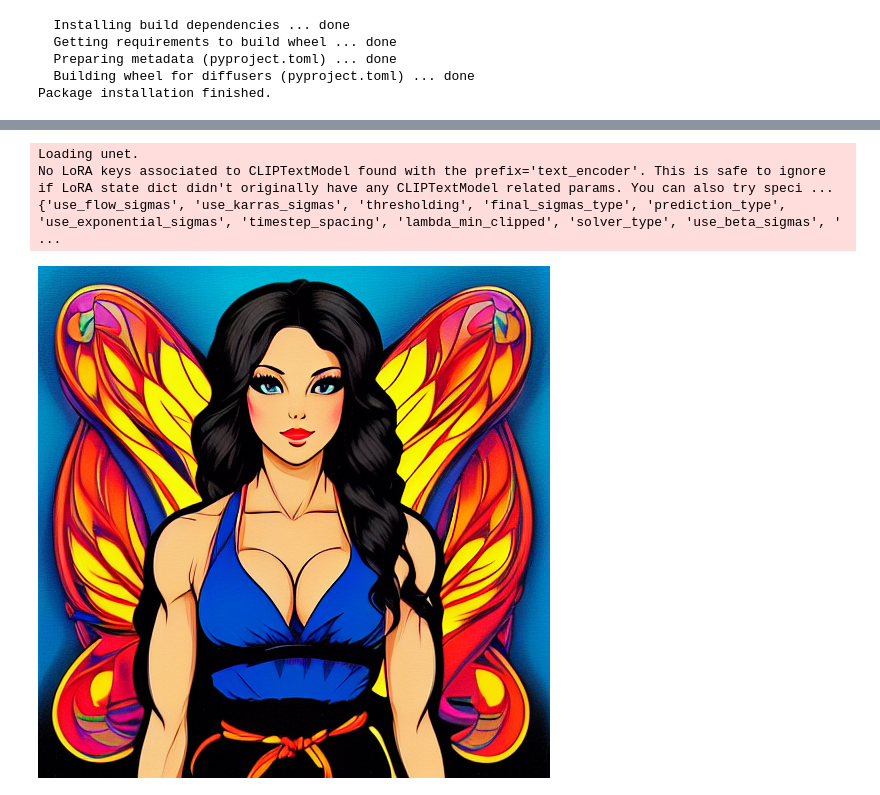
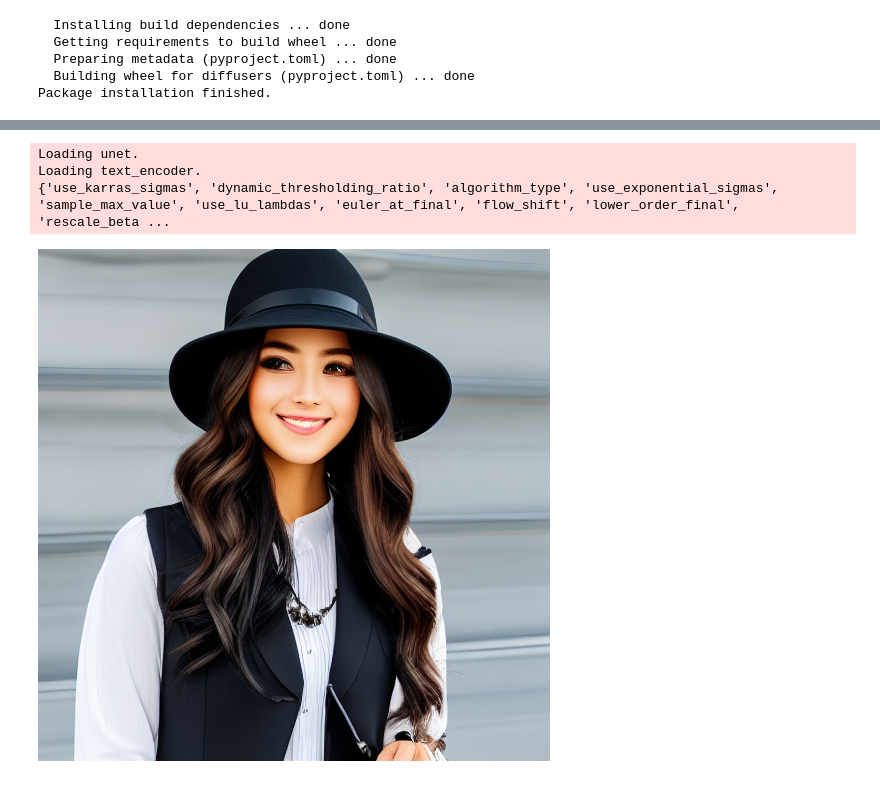
Before and after one commit to jomo0825/MrFuGenerativeAI, a Jupyter notebook: LoRA/MrFu_LoRA.ipynb, the cells around one changed output, grey strips where cells are left out. Drawn from its saved outputs; the diff is of its cells as text; code cells hidden in the pictures.

```diff
--- a/LoRA/MrFu_LoRA.ipynb
+++ b/LoRA/MrFu_LoRA.ipynb
@@ -407,44 +407,44 @@ demo.close()
 from diffusers import StableDiffusionPipeline, DPMSolverMultistepScheduler
 import torch
 
-preview_prompt = f"wpg, illustration of wpg woman, fitness trainer. art by wpg."
-negative_prompt = "grain, noise, heterochromia, disfigured, kitsch, ugly, oversaturated, grain, low-res, Deformed, blurry, bad anatomy, disfigured, poorly drawn face, mutation, mutated, extra limb, poorly drawn hands, missing limb, blurry, floating limbs, disconnected limbs, malformed hands, blur, out of focus, long neck, long body, disgusting, poorly drawn, childish, mutilated, mangled, old, surreal"
-
+preview_prompt = f"wpg, a illustration of woman, wear suit, hat."
+# negative_prompt = ""
+negative_prompt = "disfigured, kitsch, ugly, oversaturated, grain, low-res, Deformed, blurry, bad anatomy, disfigured, poorly drawn face, mutation, mutated, extra limb, poorly drawn hands, missing limb, blurry, floating limbs, disconnected limbs, malformed hands, blur, out of focus, long neck, long body, disgusting, poorly drawn, childish, mutilated, mangled, old, surreal"
 if pipeline is None:
   pipeline = StableDiffusionPipeline.from_pretrained(
       "stable-diffusion-v1-5/stable-diffusion-v1-5",
       torch_dtype=torch.float16,
   ).to("cuda")
 
 pipeline.enable_xformers_memory_efficient_attention()
-
+pipeline.unload_lora_weights()
 pipeline.load_lora_weights(output_dir, weight_name="pytorch_lora_weights.safetensors")
 
 scheduler_args = {}
 
 if "variance_type" in pipeline.scheduler.config:
     variance_type = pipeline.scheduler.config.variance_type
 
     if variance_type in ["learned", "learned_range"]:
         variance_type = "fixed_small"
 
     scheduler_args["variance_type"] = variance_type
 
 pipeline.scheduler = DPMSolverMultistepScheduler.from_config(pipeline.scheduler.config, **scheduler_args)
 
 output = pipeline(
     preview_prompt,
     negative_prompt=negative_prompt,
     num_inference_steps=20,
     guidance_scale=5,
 )
 
 display(output.images[0])
 # %% [output]
 Loading unet.
-No LoRA keys associated to CLIPTextModel found with the prefix='text_encoder'. This is safe to ignore if LoRA state dict didn't originally have any CLIPTextModel related params. You can also try speci ...
-{'use_flow_sigmas', 'use_karras_sigmas', 'thresholding', 'final_sigmas_type', 'prediction_type', 'use_exponential_sigmas', 'timestep_spacing', 'lambda_min_clipped', 'solver_type', 'use_beta_sigmas', ' ...
+Loading text_encoder.
+{'use_karras_sigmas', 'dynamic_thresholding_ratio', 'algorithm_type', 'use_exponential_sigmas', 'sample_max_value', 'use_lu_lambdas', 'euler_at_final', 'flow_shift', 'lower_order_final', 'rescale_beta ...
-[figure, old version]
+[figure, new version]
 # %%
 # 4. Download your .savetensors model to Colab
 # Mount your Google Drive and upload your LoRA model
```
Also changed, not shown: parts of 2 cells of this notebook.
